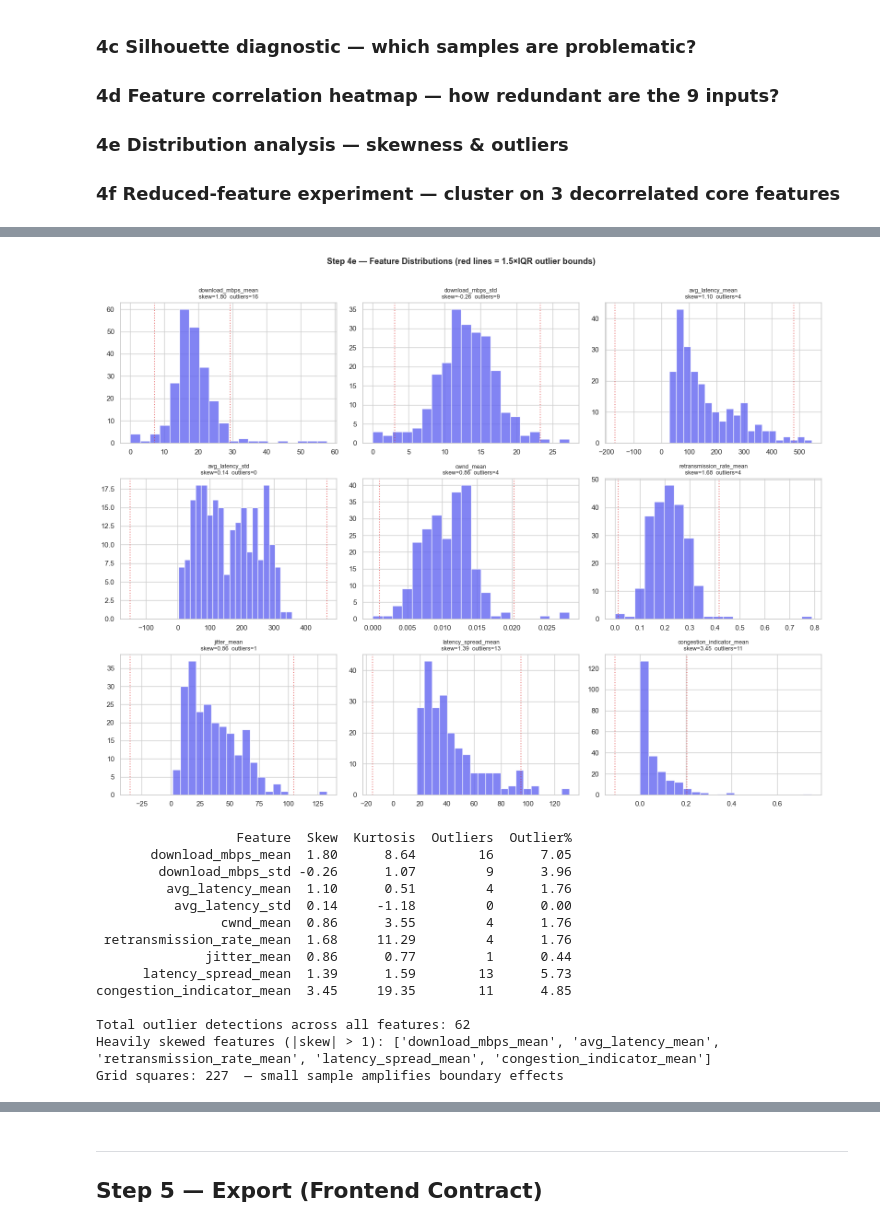
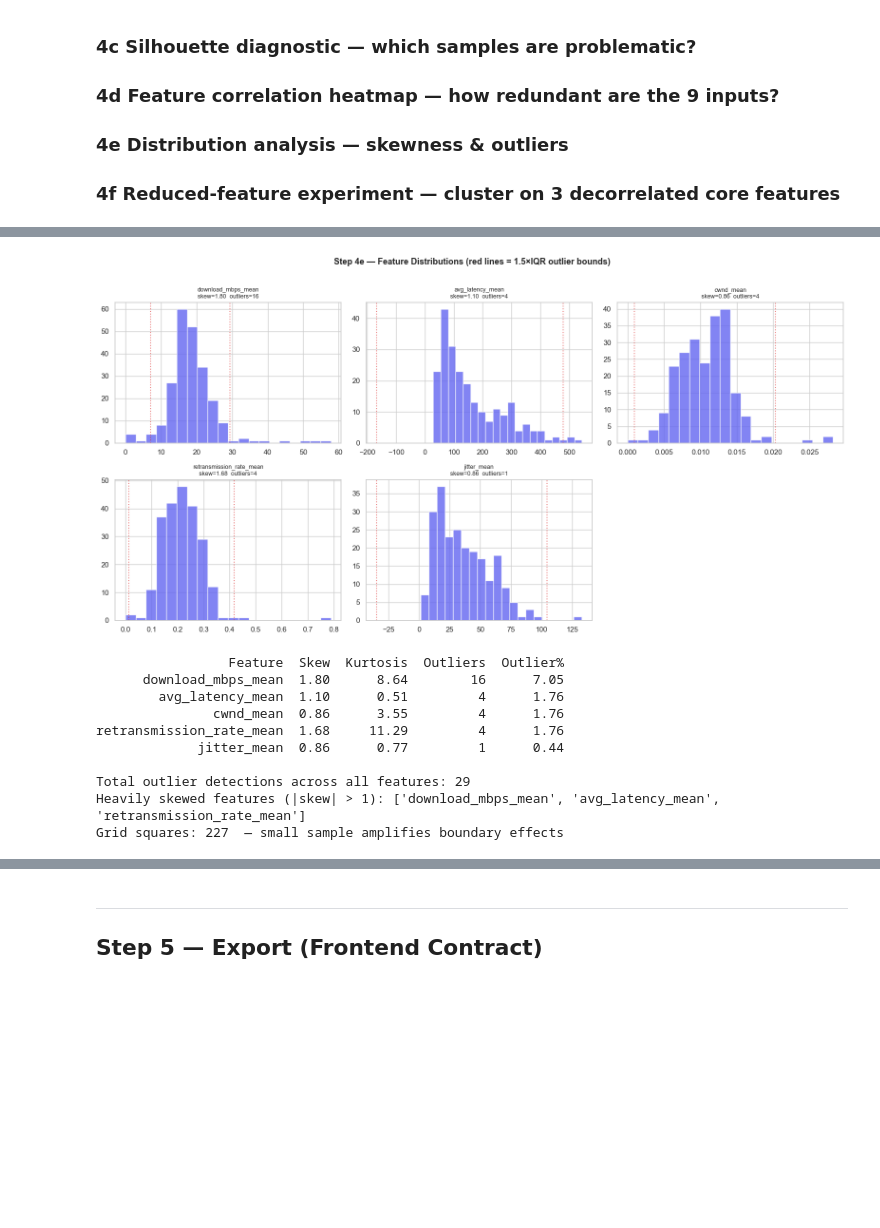
Before and after one commit to AlecVOV/AI4Eng_Theme5, a Jupyter notebook: backend/notebooks/2_model_clustering.ipynb, the cells around one changed output, grey strips where cells are left out. Saved outputs shown, nothing was run; the diff lists cells and outputs as text; code cells hidden in the pictures; blank space fills up the shorter version.

```diff
--- a/backend/notebooks/2_model_clustering.ipynb
+++ b/backend/notebooks/2_model_clustering.ipynb
@@ -199,7 +239,7 @@ K_RANGE = range(2, 7)
 inertias, sil_scores, bics = [], [], []
 
 for k in K_RANGE:
-    km = KMeans(n_clusters=k, random_state=42, n_init=10)
+    km = KMeans(n_clusters=k, random_state=42, n_init=50)
     labels = km.fit_predict(X_pca)
     inertias.append(km.inertia_)
     sil_scores.append(silhouette_score(X_pca, labels))
@@ -241,6 +281,6 @@ Best k by BIC:        3
 # %%
 # ── 3c. K-Means on PCA components ─────────────────────────
-kmeans = KMeans(n_clusters=3, random_state=42, n_init=10)
+kmeans = KMeans(n_clusters=3, random_state=42, n_init=50)
 grid["cluster_raw"] = kmeans.fit_predict(X_pca)
 
 sil = silhouette_score(X_pca, grid["cluster_raw"])
@@ -273,6 +313,7 @@ print(f"\n🏆 Winner: {WINNER}  (silhouette {max(sil, sil_gmm):.3f})")
 
 if WINNER == "GMM":
     grid["cluster_raw"] = gmm_labels
+    sil = sil_gmm
 
 # Rank by composite score: higher download + lower latency = better.
 centroid_profiles = grid.groupby("cluster_raw")[["download_mbps_mean", "avg_latency_mean"]].mean()
@@ -468,7 +504,10 @@ Highly correlated pairs (|r| > 0.5):
 # ── 4e. Distribution analysis — skewness & outliers ────────
 from scipy.stats import skew, kurtosis
 
-fig, axes = plt.subplots(3, 3, figsize=(16, 12))
+n_feats = len(CLUSTER_FEATURES)
+n_cols = 3
+n_rows = (n_feats + n_cols - 1) // n_cols
+fig, axes = plt.subplots(n_rows, n_cols, figsize=(16, 4 * n_rows))
 axes = axes.ravel()
 
 dist_stats = []
@@ -476,45 +515,45 @@ for i, feat in enumerate(CLUSTER_FEATURES):
     vals = grid[feat].dropna()
     sk = skew(vals)
     ku = kurtosis(vals)
     q1, q3 = vals.quantile(0.25), vals.quantile(0.75)
     iqr = q3 - q1
     n_outliers = ((vals < q1 - 1.5 * iqr) | (vals > q3 + 1.5 * iqr)).sum()
 
     dist_stats.append({"Feature": feat, "Skew": sk, "Kurtosis": ku,
                         "Outliers": n_outliers, "Outlier%": 100 * n_outliers / len(vals)})
 
     axes[i].hist(vals, bins=20, color="#6366f1", edgecolor="white", alpha=0.8)
     axes[i].set_title(f"{feat}\nskew={sk:.2f}  outliers={n_outliers}", fontsize=9)
     # Mark outlier thresholds
     axes[i].axvline(q1 - 1.5 * iqr, ls=":", color="#dc2626", alpha=0.6)
     axes[i].axvline(q3 + 1.5 * iqr, ls=":", color="#dc2626", alpha=0.6)
 
+# Hide unused subplots
+for j in range(n_feats, len(axes)):
+    axes[j].set_visible(False)
+
 fig.suptitle("Step 4e — Feature Distributions (red lines = 1.5×IQR outlier bounds)",
              fontsize=13, fontweight="bold", y=1.01)
 fig.tight_layout()
 plt.show()
 
 dist_df = pd.DataFrame(dist_stats).round(2)
 print(dist_df.to_string(index=False))
 
 n_total_outliers = dist_df["Outliers"].sum()
 skewed_feats = dist_df[dist_df["Skew"].abs() > 1]["Feature"].tolist()
 print(f"\nTotal outlier detections across all features: {n_total_outliers}")
 print(f"Heavily skewed features (|skew| > 1): {skewed_feats or '(none)'}")
 print(f"Grid squares: {len(grid)}  — small sample amplifies boundary effects")
 # %% [output]
-[figure, old version]
+[figure, new version]
-                  Feature  Skew  Kurtosis  Outliers  Outlier%
-       download_mbps_mean  1.80      8.64        16      7.05
-        download_mbps_std -0.26      1.07         9      3.96
-         avg_latency_mean  1.10      0.51         4      1.76
-          avg_latency_std  0.14     -1.18         0      0.00
-                cwnd_mean  0.86      3.55         4      1.76
- retransmission_rate_mean  1.68     11.29         4      1.76
-              jitter_mean  0.86      0.77         1      0.44
-      latency_spread_mean  1.39      1.59        13      5.73
-congestion_indicator_mean  3.45     19.35        11      4.85
+                 Feature  Skew  Kurtosis  Outliers  Outlier%
+      download_mbps_mean  1.80      8.64        16      7.05
+        avg_latency_mean  1.10      0.51         4      1.76
+               cwnd_mean  0.86      3.55         4      1.76
+retransmission_rate_mean  1.68     11.29         4      1.76
+             jitter_mean  0.86      0.77         1      0.44
 
-Total outlier detections across all features: 62
-Heavily skewed features (|skew| > 1): ['download_mbps_mean', 'avg_latency_mean', 'retransmission_rate_mean', 'latency_spread_mean', 'congestion_indicator_mean']
+Total outlier detections across all features: 29
+Heavily skewed features (|skew| > 1): ['download_mbps_mean', 'avg_latency_mean', 'retransmission_rate_mean']
 Grid squares: 227  — small sample amplifies boundary effects
```
Also changed, not shown: parts of 15 cells of this notebook, 12 other files.
